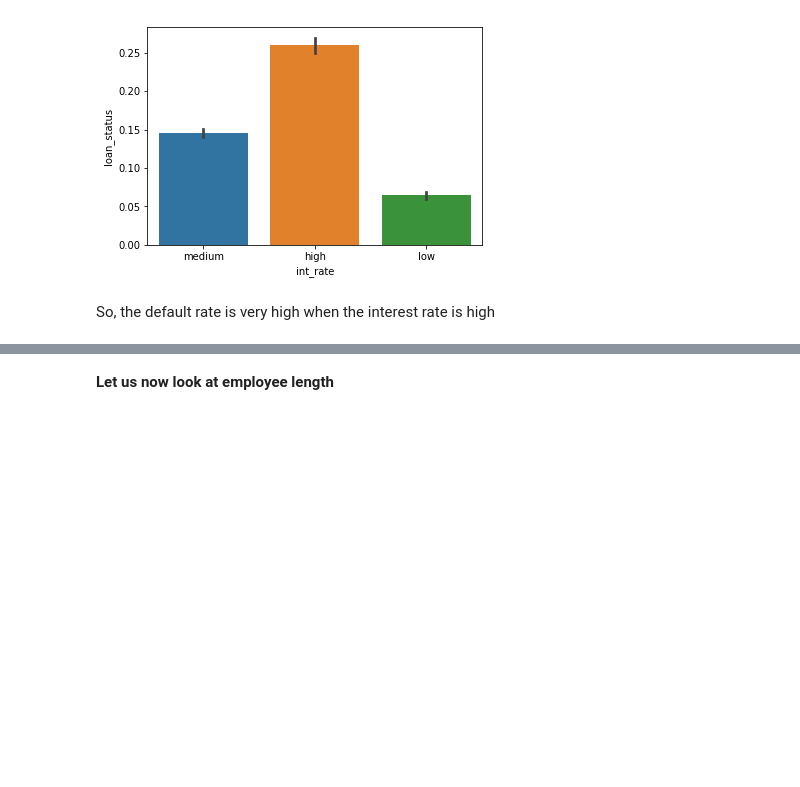
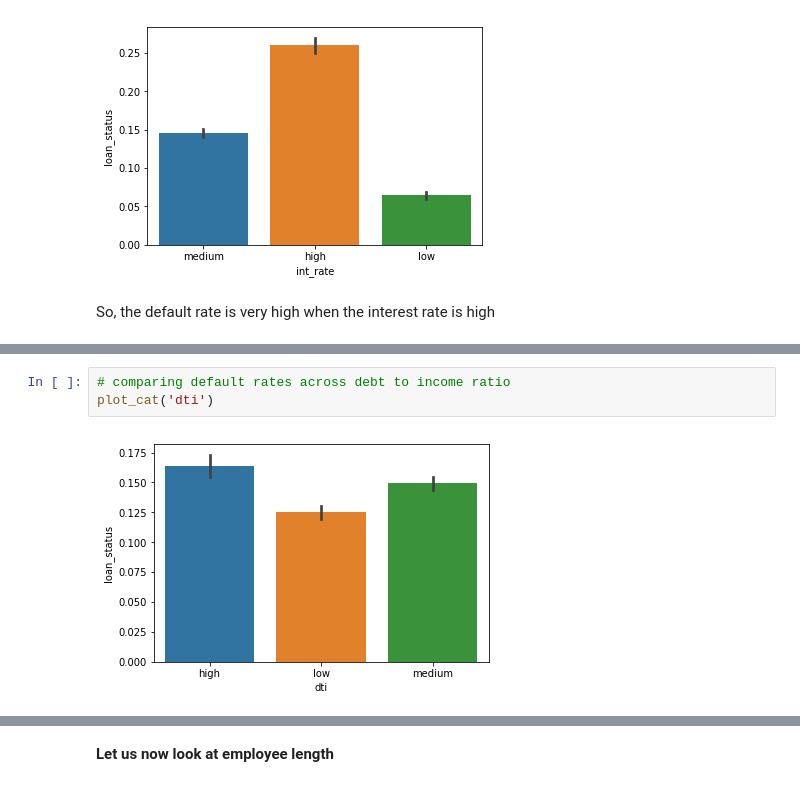
Before and after one commit to amnpandey/pgdml, a Jupyter notebook: LendingClub_assignment.ipynb, the cells around one changed output, grey strips where cells are left out. Saved outputs shown, nothing was run; the diff lists cells and outputs as text; blank space fills up the shorter version.

```diff
--- a/LendingClub_assignment.ipynb
+++ b/LendingClub_assignment.ipynb
@@ -677,0 +690,5 @@ So, the default rate is very high when the interest rate is high
+# %%
+# comparing default rates across debt to income ratio
+plot_cat('dti')
+# %% [output]
+[figure, added]
```
Also changed, not shown: parts of 12 cells of this notebook.
